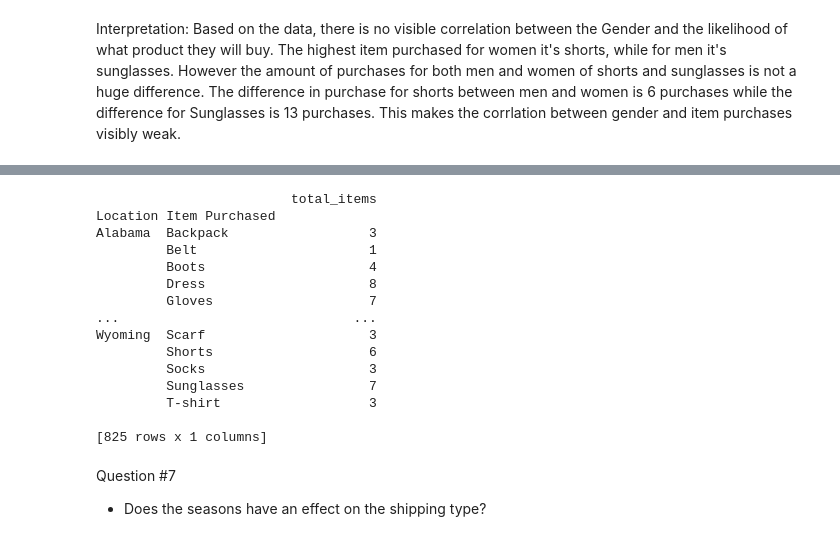
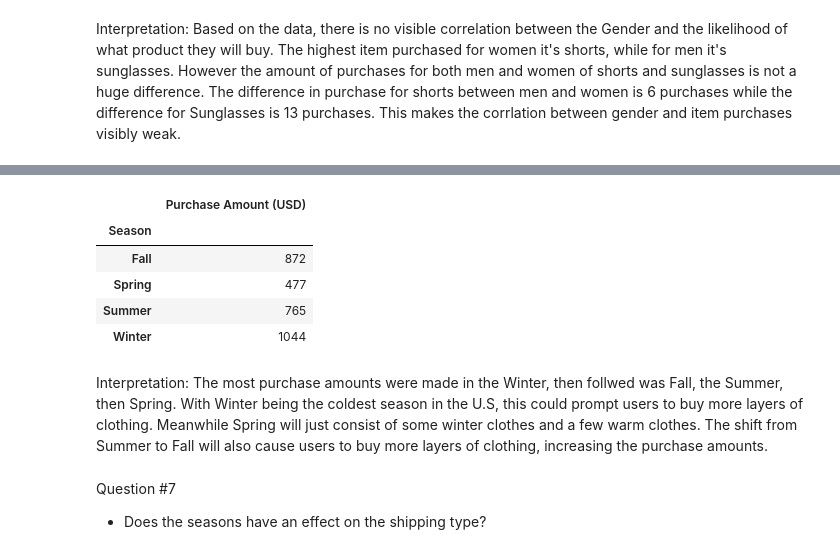
Before and after one commit to AmiJoba22/ShoppingCart_Datapipe, a Jupyter notebook: exploration.ipynb, the cells around one changed output, grey strips where cells are left out. Saved outputs shown, nothing was run; the diff lists cells and outputs as text; code cells hidden in the pictures.

Commit message:
changed a question, finished interpretations, and added data visualizations

```diff
--- a/exploration.ipynb
+++ b/exploration.ipynb
@@ -259,25 +230,14 @@ Fall   Backpack                 72
-# %%
-aggregated_data_Location = shopping_data.groupby([ 'Location', 'Item Purchased']).agg(
-    total_items=('Item Purchased', 'count'),
-
-)
-print(aggregated_data_Location)
-# %% [output]
-                         total_items
-Location Item Purchased
-Alabama  Backpack                  3
-         Belt                      1
-         Boots                     4
-         Dress                     8
-         Gloves                    7
-...                              ...
-Wyoming  Scarf                     3
-         Shorts                    6
-         Socks                     3
-         Sunglasses                7
-         T-shirt                   3
-
-[825 rows x 1 columns]
+# %%
+shopping_data.pivot_table(  values="Purchase Amount (USD)", index="Season", aggfunc='count')
+# %% [output]
+|  | Purchase Amount (USD) |
+| Season |  |
+| Fall | 872 |
+| Spring | 477 |
+| Summer | 765 |
+| Winter | 1044 |
+# %% [markdown]
+Interpretation: The most purchase amounts were made in the Winter, then follwed was Fall, the Summer, then Spring. With Winter being the coldest season in the U.S, this could prompt users to buy more layers of clothing. Meanwhile Spring will just consist of some winter clothes and a few warm clothes. The shift from Summer to Fall will also cause users to buy more layers of clothing, increasing the purchase amounts.
 # %% [markdown]
 Question #7
 - Does the seasons have an effect on the shipping type?
```
Also changed, not shown: parts of 5 cells of this notebook.
